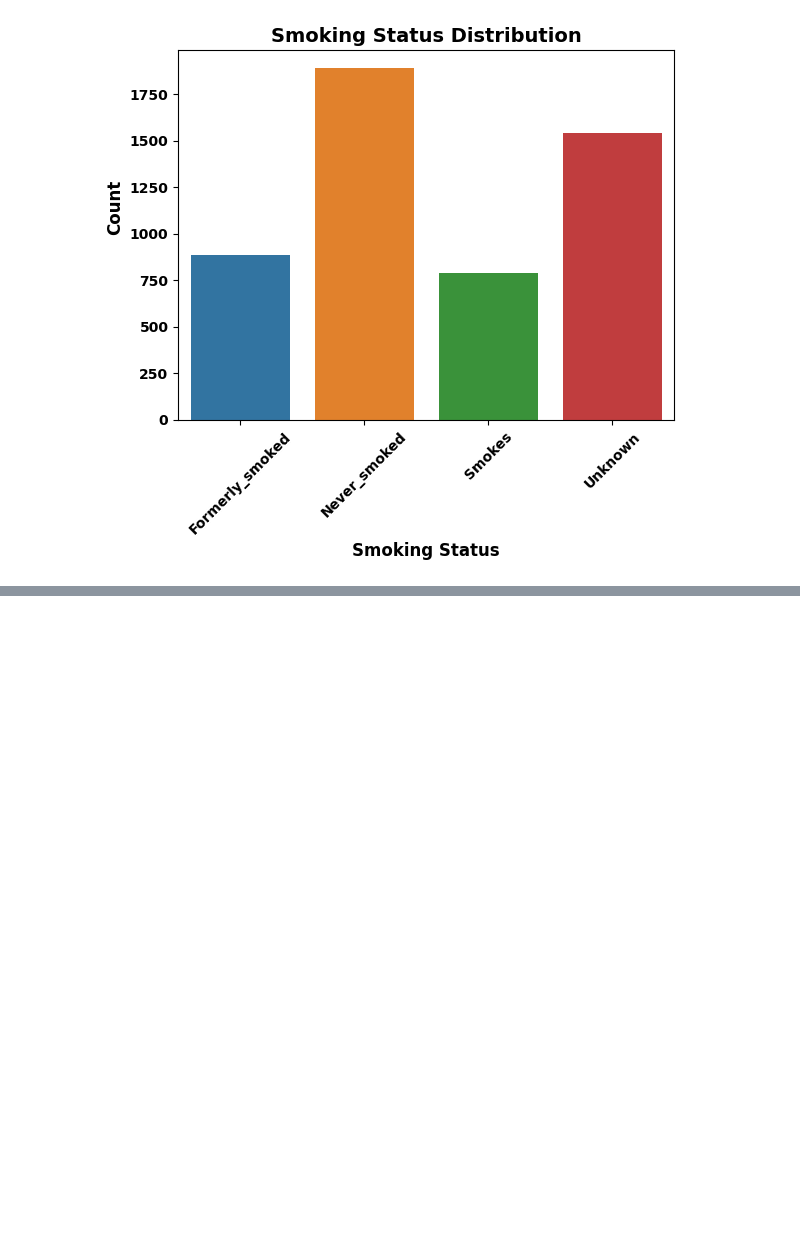
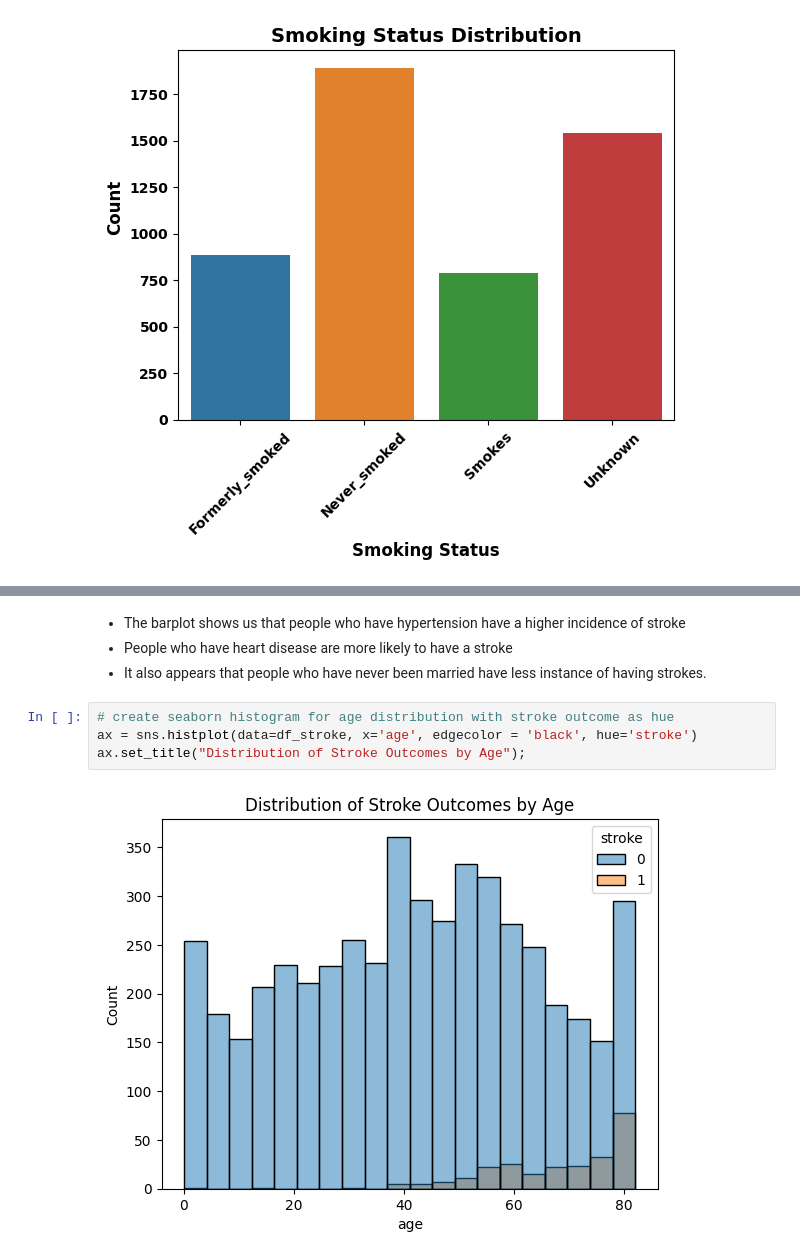
Before and after one commit to evany24/Stroke-Prediction, a Jupyter notebook: Stroke_Prediction.ipynb, the cells around one changed output, grey strips where cells are left out. Drawn from its saved outputs; the diff is of its cells as text; blank space fills up the shorter version.

```diff
--- a/Stroke_Prediction.ipynb
+++ b/Stroke_Prediction.ipynb
@@ -584,0 +670,10 @@ ax.set_title('Smoking Status Distribution', fontsize = 14, weight = 'bold');
+# %% [markdown]
+- The barplot shows us that people who have hypertension have a higher incidence of stroke
+- People who have heart disease are more likely to have a stroke
+- It also appears that people who have never been married have less instance of having strokes.
+# %%
+# create seaborn histogram for age distribution with stroke outcome as hue
+ax = sns.histplot(data=df_stroke, x='age', edgecolor = 'black', hue='stroke')
+ax.set_title("Distribution of Stroke Outcomes by Age");
+# %% [output]
+[figure, added]
```
Also changed, not shown: parts of 47 cells of this notebook.
